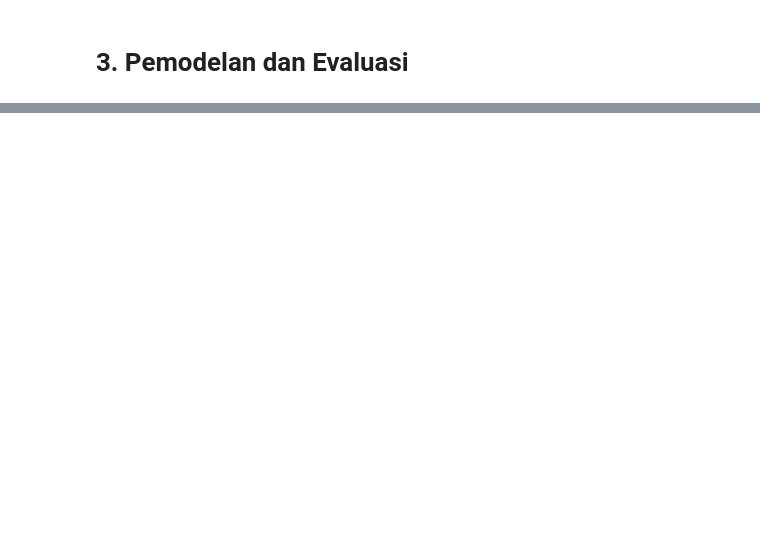
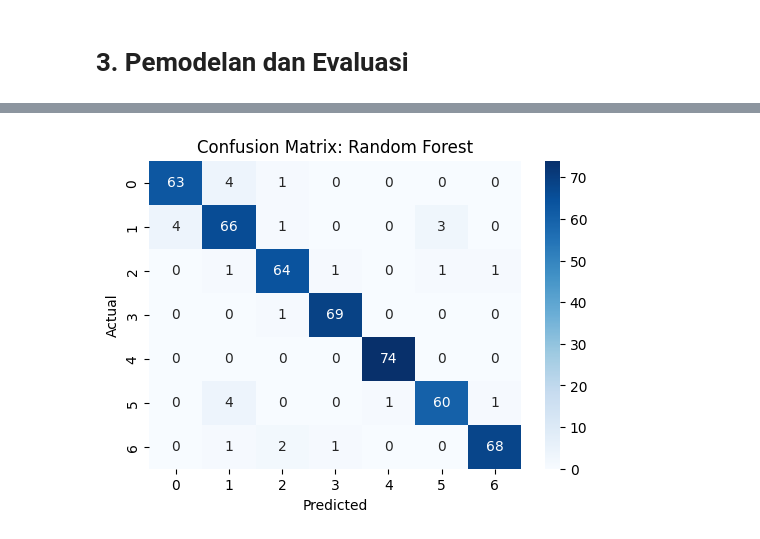
Before and after one commit to kenleytaniar/Data_science, a Jupyter notebook: capstone_bengkod.ipynb, the cells around one changed output, grey strips where cells are left out. Saved outputs shown, nothing was run; the diff lists cells and outputs as text; code cells hidden in the pictures; blank space fills up the shorter version.

```diff
--- a/capstone_bengkod.ipynb
+++ b/capstone_bengkod.ipynb
@@ -429,0 +321,86 @@ Name: 2, dtype: object
+# %%
+#labeling
+label_encoders = {}
+for col in cat_cols:
+    le = LabelEncoder()
+    df_clean[col] = le.fit_transform(df_clean[col])
+    label_encoders[col] = le
+
+x = df_clean.drop('NObeyesdad', axis=1)
+y = df_clean['NObeyesdad']
+smote = SMOTE(random_state=42)
+x_resampled, y_resampled = smote.fit_resample(x, y)
+
+from sklearn.preprocessing import MinMaxScaler
+scaler = MinMaxScaler()
+x_resampled = scaler.fit_transform(x_resampled)
+
+# Split data
+X_train, X_test, y_train, y_test = train_test_split(x_resampled, y_resampled, test_size=0.2, random_state=42)
+# %%
+import matplotlib.pyplot as plt
+import seaborn as sns
+from sklearn.ensemble import RandomForestClassifier
+from sklearn.tree import DecisionTreeClassifier
+from sklearn.linear_model import LogisticRegression
+from sklearn.metrics import accuracy_score, precision_score, recall_score, f1_score, confusion_matrix, classification_report
+
+# Inisialisasi model
+models = {
+    "Random Forest": RandomForestClassifier(random_state=42),
+    "Decision Tree": DecisionTreeClassifier(random_state=42),
+    "Logistic Regression": LogisticRegression(max_iter=1000, random_state=42)
+}
+
+# Menyimpan hasil evaluasi
+results = {}
+
+# Melatih dan mengevaluasi tiap model
+for name, model in models.items():
+    model.fit(X_train, y_train)
+    y_pred = model.predict(X_test)
+
+    # Evaluasi metrik
+    acc = accuracy_score(y_test, y_pred)
+    prec = precision_score(y_test, y_pred, average='weighted', zero_division=0)
+    rec = recall_score(y_test, y_pred, average='weighted')
+    f1 = f1_score(y_test, y_pred, average='weighted')
+
+    # Simpan hasil
+    results[name] = {
+        "accuracy": acc,
+        "precision": prec,
+        "recall": rec,
+        "f1_score": f1,
+        "y_pred": y_pred
+    }
+
+    # Confusion Matrix Heatmap
+    cm = confusion_matrix(y_test, y_pred)
+    plt.figure(figsize=(6, 4))
+    sns.heatmap(cm, annot=True, fmt="d", cmap="Blues")
+    plt.title(f"Confusion Matrix: {name}")
+    plt.xlabel("Predicted")
+    plt.ylabel("Actual")
+    plt.show()
+
+    # Optional: print classification report
+    print(f"\n{name} Classification Report:\n")
+    print(classification_report(y_test, y_pred))
+
+# Visualisasi Perbandingan Metrik
+fig, axes = plt.subplots(1, 4, figsize=(20, 5))
+metrics = ["accuracy", "precision", "recall", "f1_score"]
+
+for ax, metric in zip(axes, metrics):
+    scores = [results[model][metric] for model in models]
+    sns.barplot(x=list(models.keys()), y=scores, ax=ax)
+    ax.set_title(metric.capitalize())
+    ax.set_ylim(0, 1)
+    ax.tick_params(axis='x', rotation=15)
+
+plt.suptitle("Comparison of Model Performance", fontsize=16)
+plt.tight_layout()
+plt.show()
+# %% [output]
+[figure, added]
```
Also changed, not shown: parts of 22 cells of this notebook.
